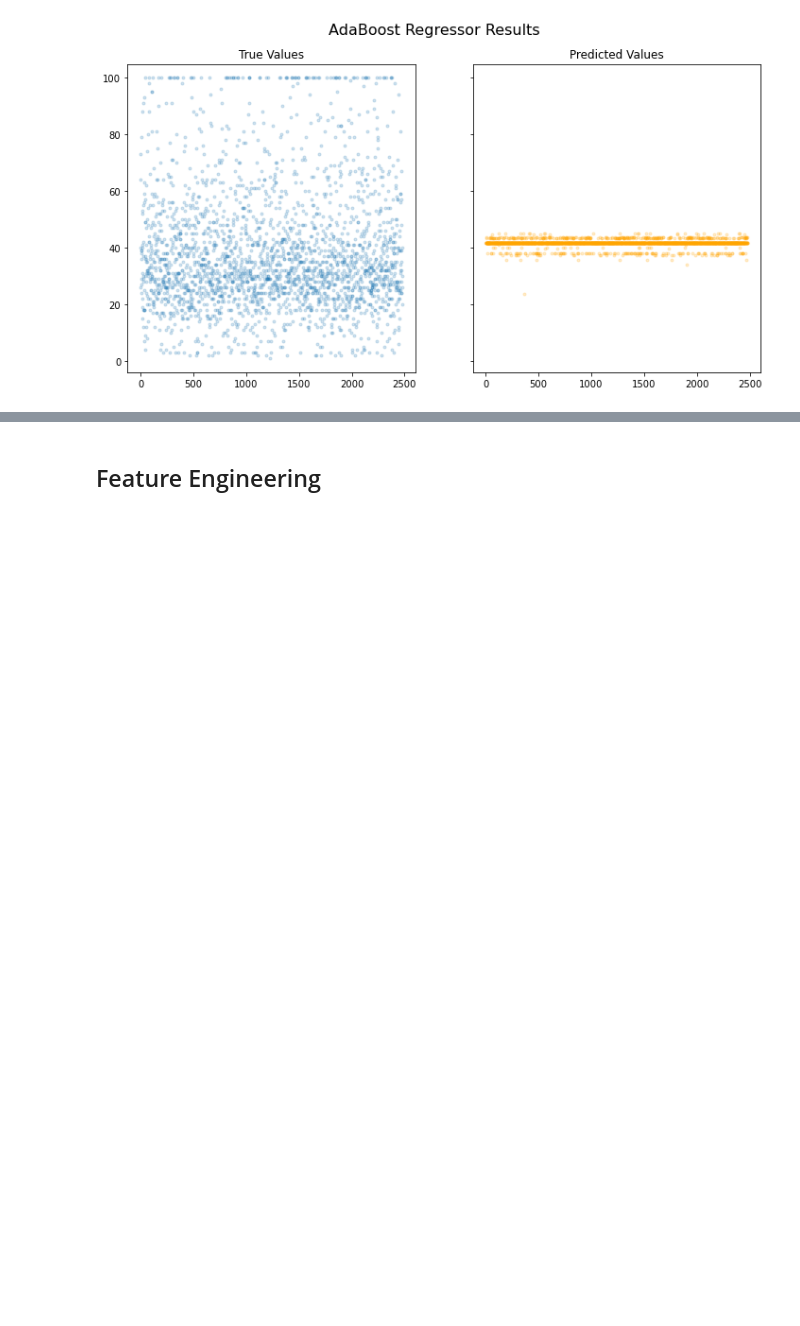
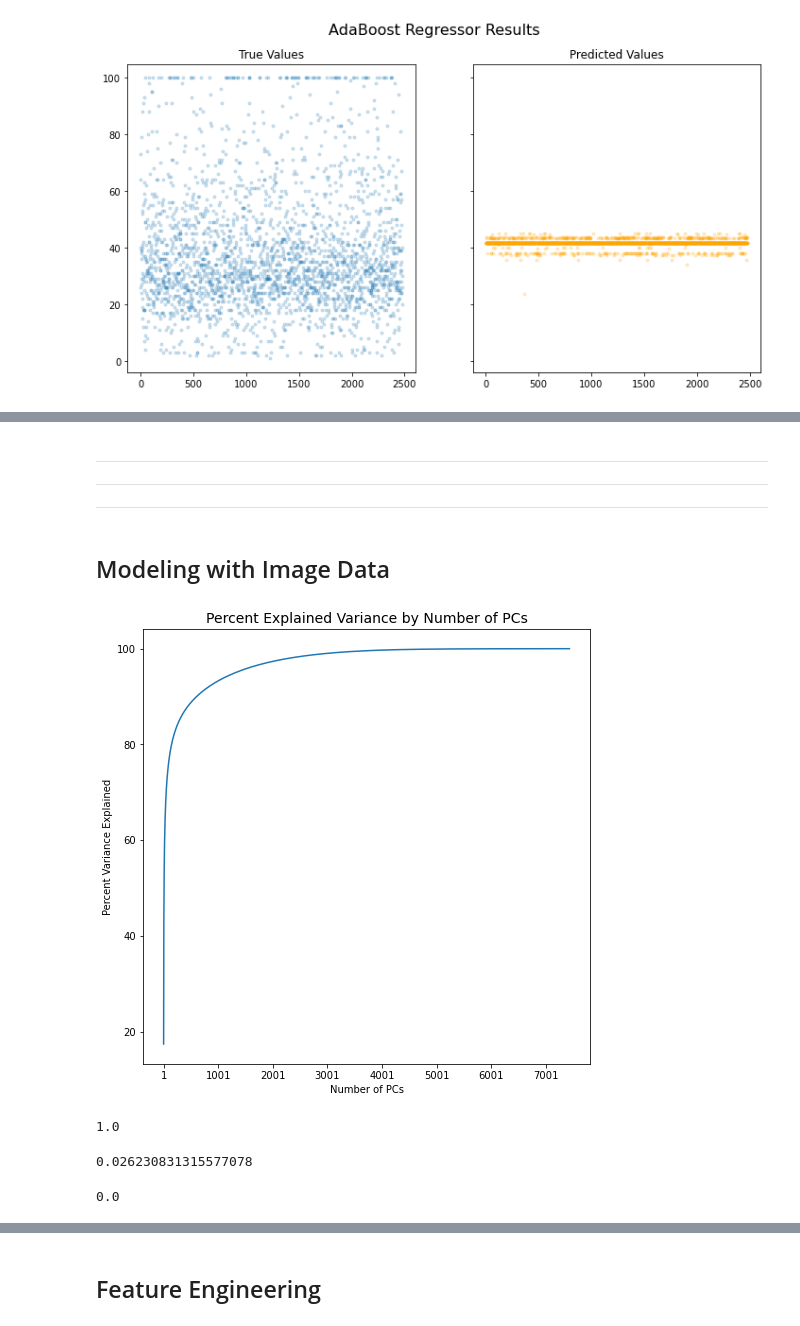
Before and after one commit to Sombrero7/pawpularity-contest, a Jupyter notebook: main_notebook.ipynb, the cells around one changed output, grey strips where cells are left out. Drawn from its saved outputs; the diff is of its cells as text; code cells hidden in the pictures; blank space fills up the shorter version.

```diff
--- a/main_notebook.ipynb
+++ b/main_notebook.ipynb
@@ -661,0 +654,8 @@ KeyboardInterrupt:
+# %% [markdown]
+---
+---
+---
+# %% [markdown]
+## Modeling with Image Data
+# %%
+X_train_img, X_test_img, y_train_img, y_test_img = train_test_split(img_df, target, random_state=42)
@@ -661,0 +664,16 @@ KeyboardInterrupt:
+# %%
+pca = PCA(random_state=42)
+pca.fit(X_train_img)
+
+num_features = list(range(1, X_train_img.shape[1]+1))
+explained_variance = pca.explained_variance_ratio_.cumsum()
+# %%
+plt.figure(figsize=(8,8))
+plt.plot(num_features[0:7434], (100*explained_variance))
+plt.xticks(ticks=num_features[0:7434:1000]);
+plt.xlabel('Number of PCs')
+plt.ylabel('Percent Variance Explained')
+plt.title('Percent Explained Variance by Number of PCs', fontsize=14)
+plt.show()
+# %% [output]
+[figure, added]
@@ -661,0 +686,16 @@ KeyboardInterrupt:
+# %%
+rf = RandomForestClassifier(n_estimators=500, random_state=42, n_jobs=-1)
+
+rf.fit(X_train_post, y_train)
+rf.score(X_train_post, y_train)
+# %% [output]
+1.0
+# %%
+rf.score(X_test_post, y_test)
+# %% [output]
+0.026230831315577078
+# %%
+y_train_preds = rf.predict(X_train_post)
+mean_squared_error(y_train, y_train_preds, squared=False)
+# %% [output]
+0.0
```
Also changed, not shown: parts of 76 cells of this notebook, 5 other files.
